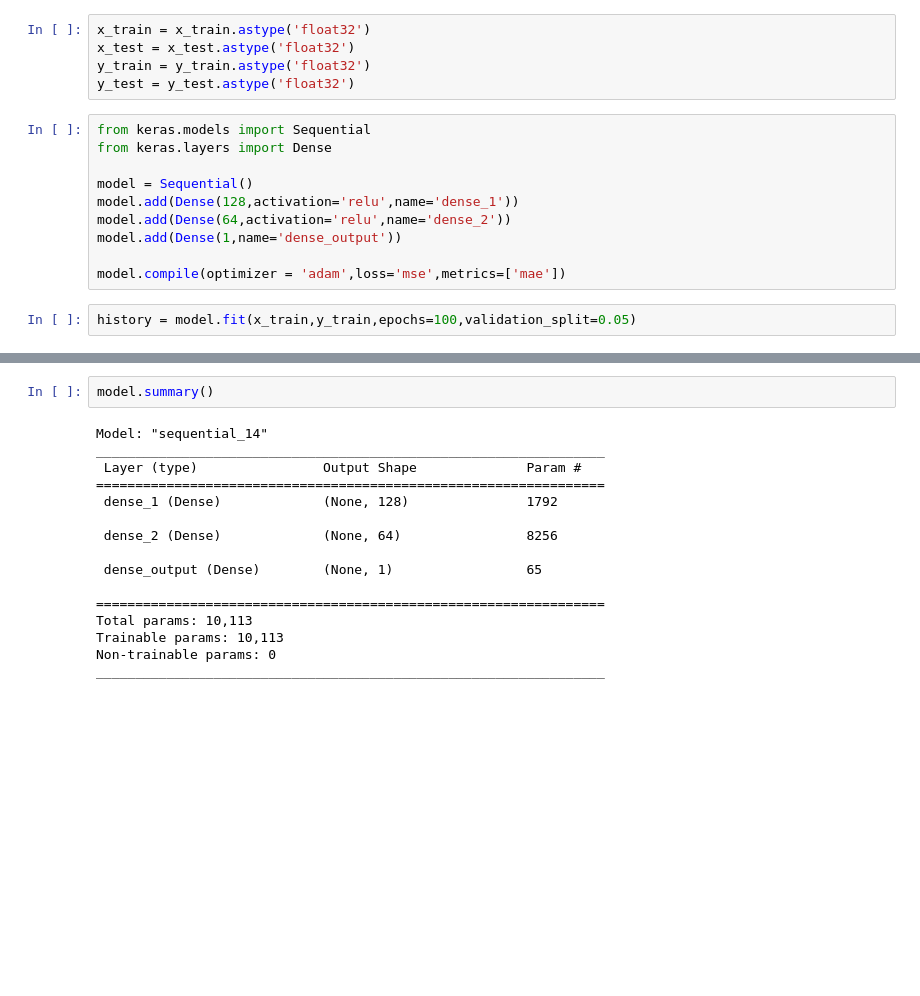
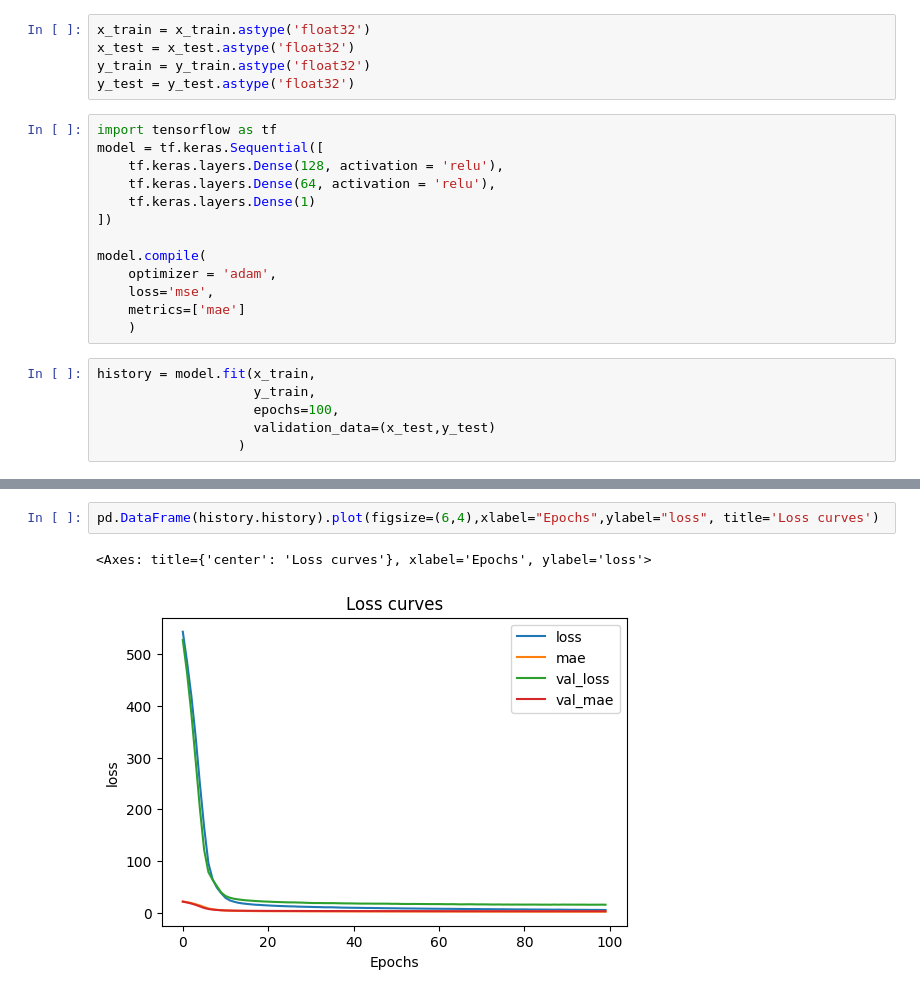
Before and after one commit to shadowhorse0/practicals, a Jupyter notebook: DL1/DL1.ipynb, the cells around one changed output, grey strips where cells are left out. Drawn from its saved outputs; the diff is of its cells as text; blank space fills up the shorter version.

```diff
--- a/DL1/DL1.ipynb
+++ b/DL1/DL1.ipynb
@@ -40,16 +41,23 @@ x_test = x_test.astype('float32')
 y_train = y_train.astype('float32')
 y_test = y_test.astype('float32')
 # %%
-from keras.models import Sequential
-from keras.layers import Dense
+import tensorflow as tf
+model = tf.keras.Sequential([
+    tf.keras.layers.Dense(128, activation = 'relu'),
+    tf.keras.layers.Dense(64, activation = 'relu'),
+    tf.keras.layers.Dense(1)
+])
 
-model = Sequential()
-model.add(Dense(128,activation='relu',name='dense_1'))
-model.add(Dense(64,activation='relu',name='dense_2'))
-model.add(Dense(1,name='dense_output'))
-
-model.compile(optimizer = 'adam',loss='mse',metrics=['mae'])
+model.compile(
+    optimizer = 'adam',
+    loss='mse',
+    metrics=['mae']
+    )
 # %%
-history = model.fit(x_train,y_train,epochs=100,validation_split=0.05)
+history = model.fit(x_train,
+                    y_train,
+                    epochs=100,
+                    validation_data=(x_test,y_test)
+                  )
 # %% [output]
 Epoch 1/100
@@ -72,21 +80,8 @@ Epoch 100/100
-# %%
-model.summary()
-# %% [output]
-Model: "sequential_14"
-_________________________________________________________________
- Layer (type)                Output Shape              Param #
-=================================================================
- dense_1 (Dense)             (None, 128)               1792
-
- dense_2 (Dense)             (None, 64)                8256
-
- dense_output (Dense)        (None, 1)                 65
-
-=================================================================
-Total params: 10,113
-Trainable params: 10,113
-Non-trainable params: 0
-_________________________________________________________________
+# %%
+pd.DataFrame(history.history).plot(figsize=(6,4),xlabel="Epochs",ylabel="loss", title='Loss curves')
+# %% [output]
+<Axes: title={'center': 'Loss curves'}, xlabel='Epochs', ylabel='loss'>
+[figure, added]
 # %%
 y_pred = model.predict(x_test)
 # %% [output]
```
Also changed, not shown: parts of 10 cells of this notebook, 2 other files.
